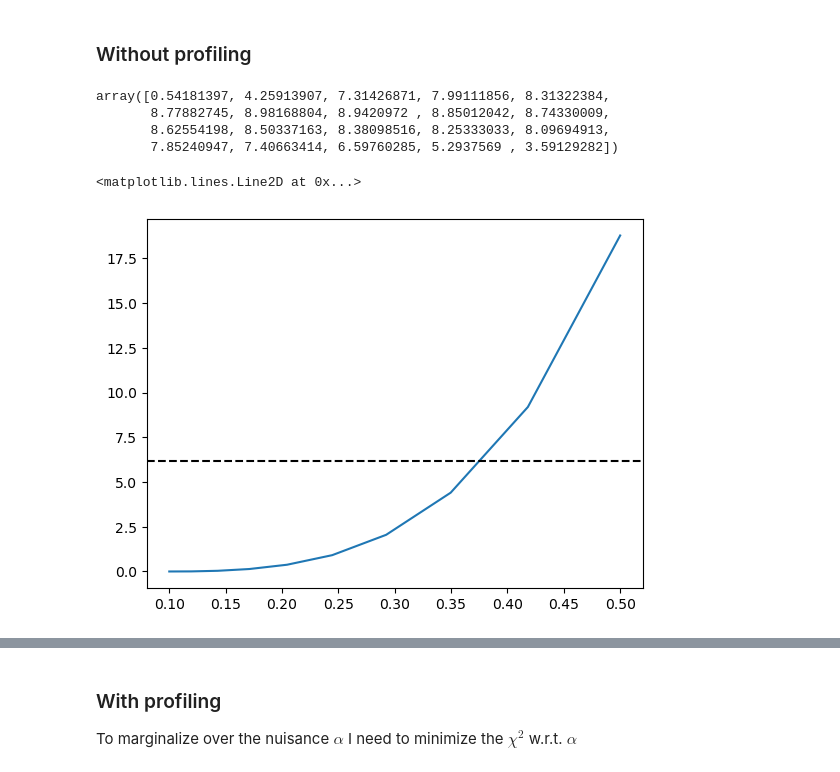
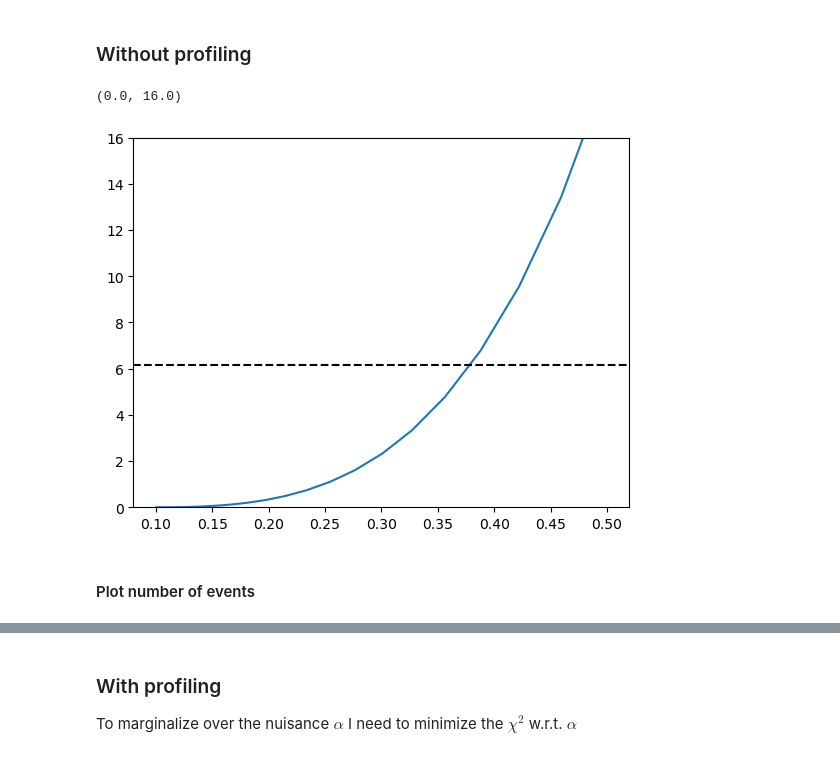
Before and after one commit to SNuDD/SNuDD, a Jupyter notebook: notebooks/LZ_ER2025.ipynb, the cells around one changed output, grey strips where cells are left out. Saved outputs shown, nothing was run; the diff lists cells and outputs as text; code cells hidden in the pictures.

```diff
--- a/notebooks/LZ_ER2025.ipynb
+++ b/notebooks/LZ_ER2025.ipynb
@@ -165,7 +165,7 @@ from snudd.efficiencies import efficiency_lz_er_WS22, efficiency_lz_er_WS24
 from snudd.resolution   import res_lz_er ## not sure if this should be updated
 
 
-E_Rs = np.logspace(-2, 2, 1000) / 1e6  # Recoil energy in GeV, needed for the convolution to be broader than the bin considered
+E_Rs = np.logspace(-1.99, 2, 1000) / 1e6  # Recoil energy in GeV, needed for the convolution to be broader than the bin considered
 
 
 # Testing SM frist
@@ -296,7 +296,11 @@ print(sum(counts_sm24))
 This best-fit background includes the solar-$\nu$ background. Assuming out
 # %%
 bkg_nucor22 = LZ_bkg_fit22[:, 1] - counts_sm22
-bkg_nucor24 = LZ_bkg_fit24[:, 1] - counts_sm24
+bkg_nucor24 = LZ_bkg_fit24[:, 1] - counts_sm24 #/ sum(counts_sm24) * 151. # Normalize spectrum to LZ prediction
+
+# Make bkg positive semi-definite
+bkg_nucor22[bkg_nucor22 < 0] = 0
+bkg_nucor24[bkg_nucor24 < 0] = 0
 # %% [markdown]
 We want to calculate the total rate including a NSI signal, for the ith bin
 
@@ -420,7 +454,8 @@ np.float64(12.452759803304035)
 # %% [markdown]
 ## 1D scan
 # %%
-eps_space = np.geomspace(1e-1, 0.5, 10)
+# Setting up grid
+eps_space = np.geomspace(1e-1, 0.5, 20)
 eta = 0.0 # therefore in the proton-neutron plane
 phi = np.pi/2 # therefore in the electron direction
 # %%
@@ -453,21 +488,18 @@ for i, eps in enumerate(tqdm(eps_space, desc="Processing eps values")):
     # Compute binned counts for this eps value
     counts_all22[i, :] = np.array([counts_lz_ER22(signal_temp, E_Rs, (bc - bin_width / 2) * 1e-6, (bc + bin_width / 2) * 1e-6) for bc in bin_centers])
     counts_all24[i, :] = np.array([counts_lz_ER24(signal_temp, E_Rs, (bc - bin_width / 2) * 1e-6, (bc + bin_width / 2) * 1e-6) for bc in bin_centers])
-# %%
-counts_all24[1, :]
-# %% [output]
-array([0.54181397, 4.25913907, 7.31426871, 7.99111856, 8.31322384,
-       8.77882745, 8.98168804, 8.9420972 , 8.85012042, 8.74330009,
-       8.62554198, 8.50337163, 8.38098516, 8.25333033, 8.09694913,
-       7.85240947, 7.40663414, 6.59760285, 5.2937569 , 3.59129282])
 # %%
 chi2_values = np.zeros(len(eps_space))
 
 for i in range(len(eps_space)):
-    chi2_values[i] = poisson_chi2(counts_all22[i, :], bkg_nucor22, heights22) + poisson_chi2(counts_all24[i, :], bkg_nucor24, heights24)
+    chi2_values[i] =   poisson_chi2(counts_all22[i, :], bkg_nucor22, heights22) \
+                     + poisson_chi2(counts_all24[i, :], bkg_nucor24, heights24)
 # %%
 plt.plot(eps_space, chi2_values-np.min(chi2_values))
 plt.axhline(6.18, color='k', ls='--')
+plt.ylim(0,16)
 # %% [output]
-<matplotlib.lines.Line2D at 0x...>
+(0.0, 16.0)
-[figure, old version]
+[figure, new version]
+# %% [markdown]
+#### Plot number of events
```
Also changed, not shown: parts of 11 cells of this notebook, 1 other file.
